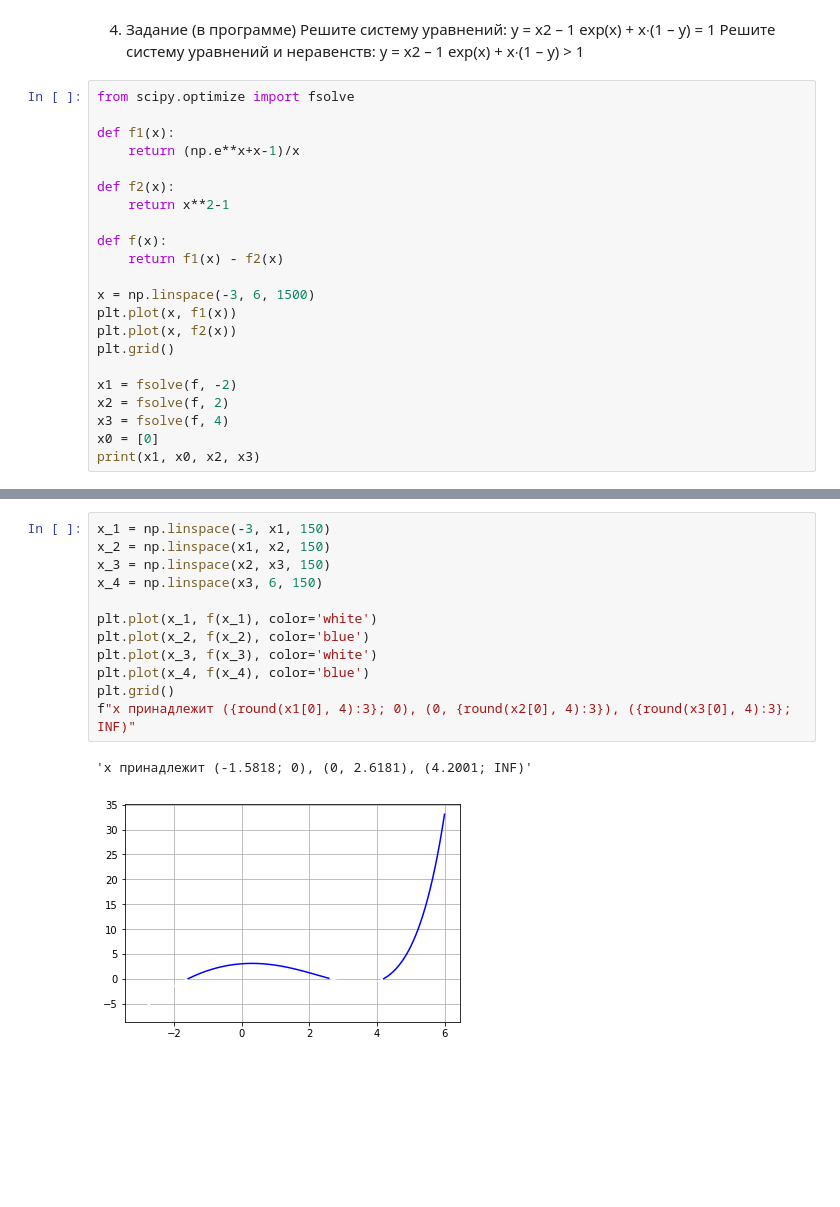
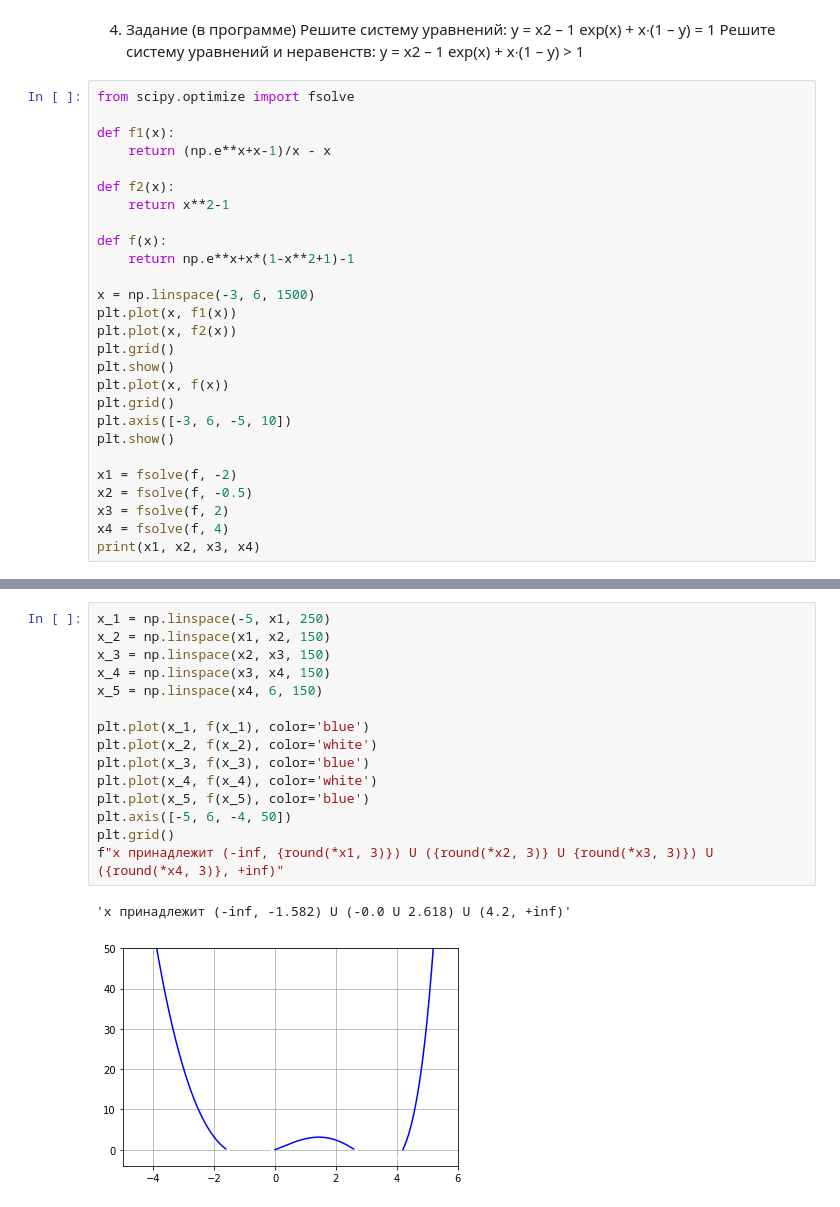
Before and after one commit to GruXsqK/Higher_math, a Jupyter notebook: Lesson_3.ipynb, the cells around one changed output, grey strips where cells are left out. Drawn from its saved outputs; the diff is of its cells as text; blank space fills up the shorter version.

```diff
--- a/Lesson_3.ipynb
+++ b/Lesson_3.ipynb
@@ -265,22 +265,27 @@ exp(x) + x∙(1 – y) > 1
 from scipy.optimize import fsolve
 
 def f1(x):
-    return (np.e**x+x-1)/x
+    return (np.e**x+x-1)/x - x
 
 def f2(x):
     return x**2-1
 
 def f(x):
-    return f1(x) - f2(x)
+    return np.e**x+x*(1-x**2+1)-1
 
 x = np.linspace(-3, 6, 1500)
 plt.plot(x, f1(x))
 plt.plot(x, f2(x))
 plt.grid()
+plt.show()
+plt.plot(x, f(x))
+plt.grid()
+plt.axis([-3, 6, -5, 10])
+plt.show()
 
 x1 = fsolve(f, -2)
-x2 = fsolve(f, 2)
-x3 = fsolve(f, 4)
-x0 = [0]
-print(x1, x0, x2, x3)
+x2 = fsolve(f, -0.5)
+x3 = fsolve(f, 2)
+x4 = fsolve(f, 4)
+print(x1, x2, x3, x4)
 # %% [output]
@@ -289,15 +295,18 @@ print(x1, x0, x2, x3)
 # %%
-x_1 = np.linspace(-3, x1, 150)
+x_1 = np.linspace(-5, x1, 250)
 x_2 = np.linspace(x1, x2, 150)
 x_3 = np.linspace(x2, x3, 150)
-x_4 = np.linspace(x3, 6, 150)
+x_4 = np.linspace(x3, x4, 150)
+x_5 = np.linspace(x4, 6, 150)
 
-plt.plot(x_1, f(x_1), color='white')
-plt.plot(x_2, f(x_2), color='blue')
-plt.plot(x_3, f(x_3), color='white')
-plt.plot(x_4, f(x_4), color='blue')
+plt.plot(x_1, f(x_1), color='blue')
+plt.plot(x_2, f(x_2), color='white')
+plt.plot(x_3, f(x_3), color='blue')
+plt.plot(x_4, f(x_4), color='white')
+plt.plot(x_5, f(x_5), color='blue')
+plt.axis([-5, 6, -4, 50])
 plt.grid()
-f"x принадлежит ({round(x1[0], 4):3}; 0), (0, {round(x2[0], 4):3}), ({round(x3[0], 4):3}; INF)"
+f"x принадлежит (-inf, {round(*x1, 3)}) U ({round(*x2, 3)} U {round(*x3, 3)}) U ({round(*x4, 3)}, +inf)"
 # %% [output]
-'x принадлежит (-1.5818; 0), (0, 2.6181), (4.2001; INF)'
+'x принадлежит (-inf, -1.582) U (-0.0 U 2.618) U (4.2, +inf)'
-[figure, old version]
+[figure, new version]
```
Also changed, not shown: parts of 1 cell of this notebook.
